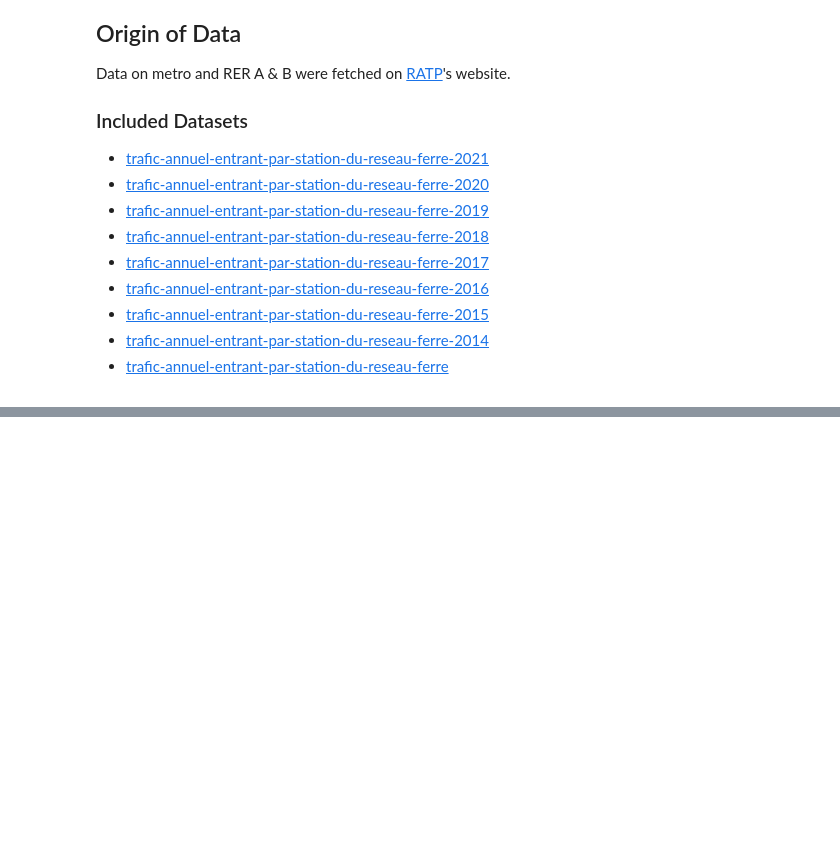
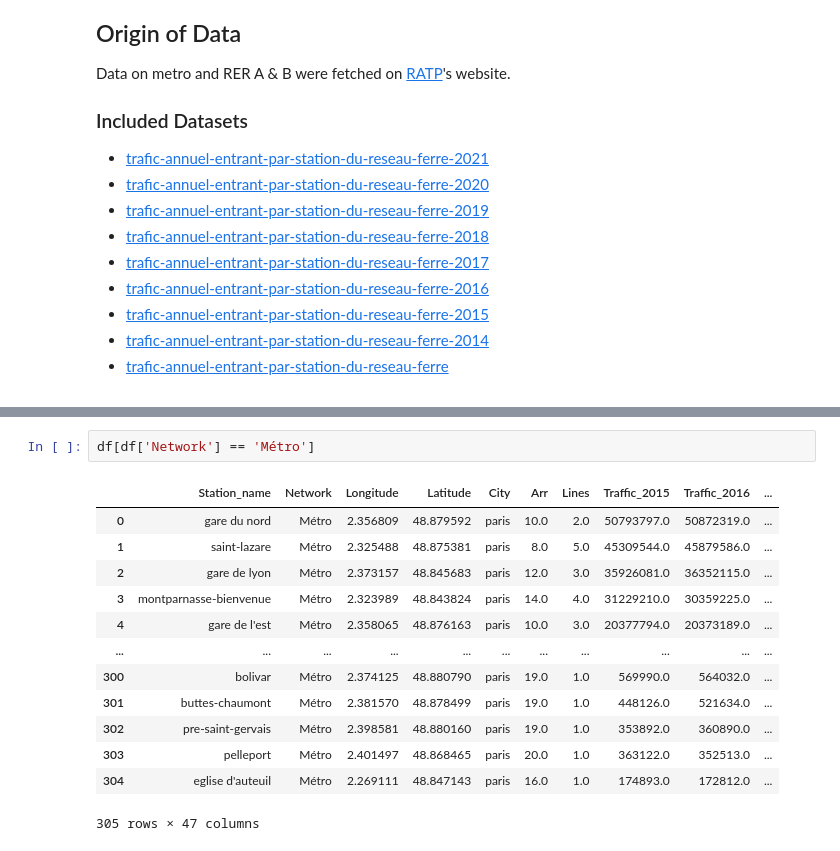
Before and after one commit to lucas-lfp/even-flow__railway-traffic-dashboard, a Jupyter notebook: ef_data_process.ipynb, the cells around one changed output, grey strips where cells are left out. Saved outputs shown, nothing was run; the diff lists cells and outputs as text; blank space fills up the shorter version.

```diff
--- a/ef_data_process.ipynb
+++ b/ef_data_process.ipynb
@@ -609,3 +609,19 @@ Conversely, "train" refers to other national train lines, usually classified as
 | 7 | massy palaiseau / massy TGV | Train station | 2.258323 | 48.725997 | massy | NaN | 1.0 | 14798447.0 | 15528068.0 | ... |
 | 8 | paris bercy | Train station | 2.382940 | 48.839200 | paris 12 | NaN | NaN | 3823448.0 | 3702383.0 | ... |
 | 9 | marne la vallee - chessy | Train station | 2.782227 | 48.869950 | montevrain | NaN | 1.0 | 10690051.0 | 10575800.0 | ... |
+# %%
+df[df['Network'] == 'Métro']
+# %% [output]
+|  | Station_name | Network | Longitude | Latitude | City | Arr | Lines | Traffic_2015 | Traffic_2016 | ... |
+| 0 | gare du nord | Métro | 2.356809 | 48.879592 | paris | 10.0 | 2.0 | 50793797.0 | 50872319.0 | ... |
+| 1 | saint-lazare | Métro | 2.325488 | 48.875381 | paris | 8.0 | 5.0 | 45309544.0 | 45879586.0 | ... |
+| 2 | gare de lyon | Métro | 2.373157 | 48.845683 | paris | 12.0 | 3.0 | 35926081.0 | 36352115.0 | ... |
+| 3 | montparnasse-bienvenue | Métro | 2.323989 | 48.843824 | paris | 14.0 | 4.0 | 31229210.0 | 30359225.0 | ... |
+| 4 | gare de l'est | Métro | 2.358065 | 48.876163 | paris | 10.0 | 3.0 | 20377794.0 | 20373189.0 | ... |
+| ... | ... | ... | ... | ... | ... | ... | ... | ... | ... | ... |
+| 300 | bolivar | Métro | 2.374125 | 48.880790 | paris | 19.0 | 1.0 | 569990.0 | 564032.0 | ... |
+| 301 | buttes-chaumont | Métro | 2.381570 | 48.878499 | paris | 19.0 | 1.0 | 448126.0 | 521634.0 | ... |
+| 302 | pre-saint-gervais | Métro | 2.398581 | 48.880160 | paris | 19.0 | 1.0 | 353892.0 | 360890.0 | ... |
+| 303 | pelleport | Métro | 2.401497 | 48.868465 | paris | 20.0 | 1.0 | 363122.0 | 352513.0 | ... |
+| 304 | eglise d'auteuil | Métro | 2.269111 | 48.847143 | paris | 16.0 | 1.0 | 174893.0 | 172812.0 | ... |
+305 rows × 47 columns
```
Also changed, not shown: parts of 1 cell of this notebook, 1 other file.
